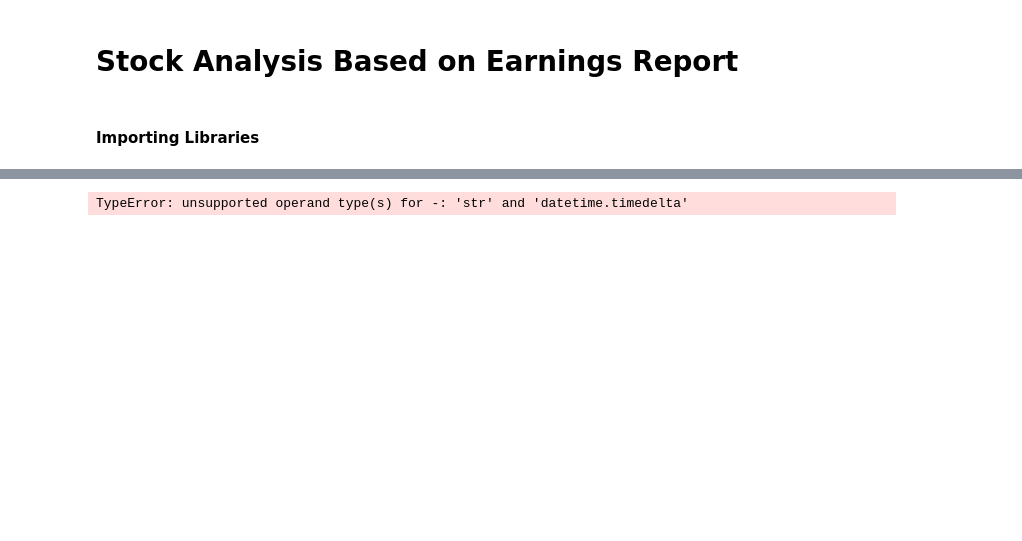
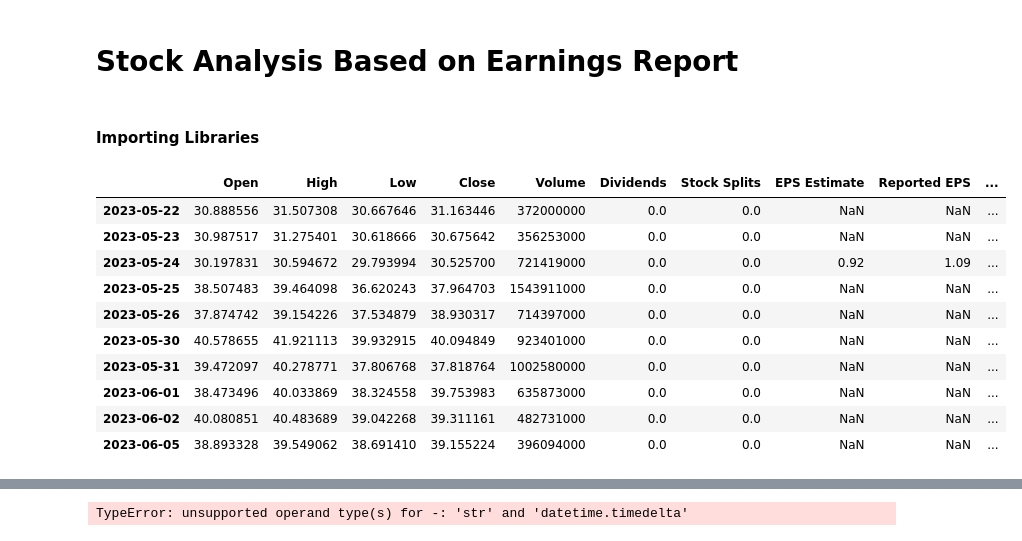
Before and after one commit to Hous-5/stock_analysis_project, a Jupyter notebook: CircleBook.ipynb, the cells around one changed output, grey strips where cells are left out. Cells and saved outputs as stored; diff of their text form; code cells hidden in the pictures; blank space fills up the shorter version.

```diff
--- a/CircleBook.ipynb
+++ b/CircleBook.ipynb
@@ -6,3 +6,22 @@
 from stock_analysis import Stock_Analysis
 # %%
 sa = Stock_Analysis()
+# %%
+sa = Stock_Analysis()
+ticker = 'NVDA'
+start_date = '2023-05-22'#'2014-01-01'
+end_date = '2024-06-15'
+df = sa.get_merged_data(ticker, start_date, end_date)
+df.head(10)
+# %% [output]
+|  | Open | High | Low | Close | Volume | Dividends | Stock Splits | EPS Estimate | Reported EPS | ... |
+| 2023-05-22 | 30.888556 | 31.507308 | 30.667646 | 31.163446 | 372000000 | 0.0 | 0.0 | NaN | NaN | ... |
+| 2023-05-23 | 30.987517 | 31.275401 | 30.618666 | 30.675642 | 356253000 | 0.0 | 0.0 | NaN | NaN | ... |
+| 2023-05-24 | 30.197831 | 30.594672 | 29.793994 | 30.525700 | 721419000 | 0.0 | 0.0 | 0.92 | 1.09 | ... |
+| 2023-05-25 | 38.507483 | 39.464098 | 36.620243 | 37.964703 | 1543911000 | 0.0 | 0.0 | NaN | NaN | ... |
+| 2023-05-26 | 37.874742 | 39.154226 | 37.534879 | 38.930317 | 714397000 | 0.0 | 0.0 | NaN | NaN | ... |
+| 2023-05-30 | 40.578655 | 41.921113 | 39.932915 | 40.094849 | 923401000 | 0.0 | 0.0 | NaN | NaN | ... |
+| 2023-05-31 | 39.472097 | 40.278771 | 37.806768 | 37.818764 | 1002580000 | 0.0 | 0.0 | NaN | NaN | ... |
+| 2023-06-01 | 38.473496 | 40.033869 | 38.324558 | 39.753983 | 635873000 | 0.0 | 0.0 | NaN | NaN | ... |
+| 2023-06-02 | 40.080851 | 40.483689 | 39.042268 | 39.311161 | 482731000 | 0.0 | 0.0 | NaN | NaN | ... |
+| 2023-06-05 | 38.893328 | 39.549062 | 38.691410 | 39.155224 | 396094000 | 0.0 | 0.0 | NaN | NaN | ... |
```
Also changed, not shown: parts of 4 cells of this notebook, 1 other file.
